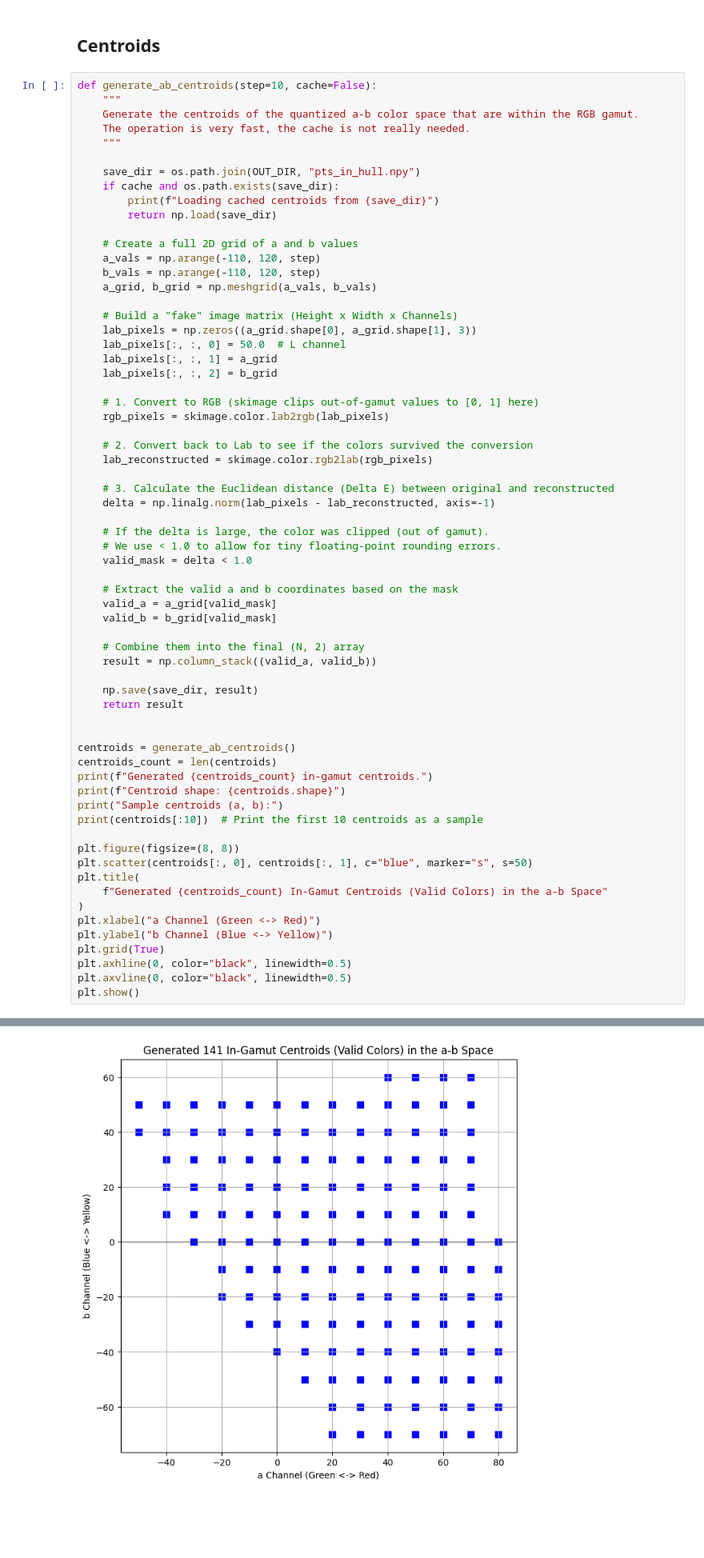
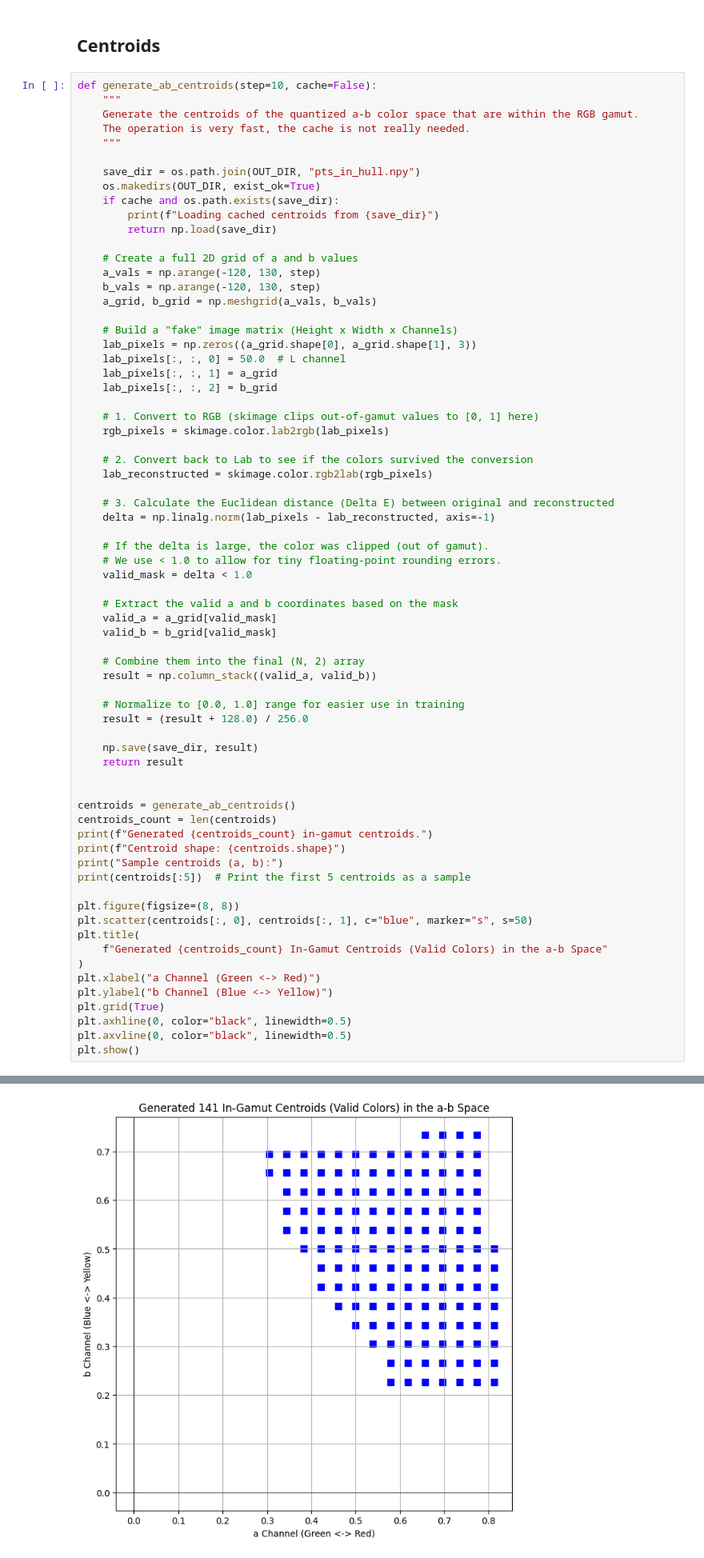
Before and after one commit to riccardotornesello/ai-exercises, a Jupyter notebook: colorizer_pytorch.ipynb, the cells around one changed output, grey strips where cells are left out. Shown at 80% size. Saved outputs shown, nothing was run; the diff lists cells and outputs as text; blank space fills up the shorter version.

```diff
--- a/colorizer_pytorch.ipynb
+++ b/colorizer_pytorch.ipynb
@@ -95,13 +91,14 @@ def generate_ab_centroids(step=10, cache=False):
     """
 
     save_dir = os.path.join(OUT_DIR, "pts_in_hull.npy")
+    os.makedirs(OUT_DIR, exist_ok=True)
     if cache and os.path.exists(save_dir):
         print(f"Loading cached centroids from {save_dir}")
         return np.load(save_dir)
 
     # Create a full 2D grid of a and b values
-    a_vals = np.arange(-110, 120, step)
-    b_vals = np.arange(-110, 120, step)
+    a_vals = np.arange(-120, 130, step)
+    b_vals = np.arange(-120, 130, step)
     a_grid, b_grid = np.meshgrid(a_vals, b_vals)
 
     # Build a "fake" image matrix (Height x Width x Channels)
@@ -130,6 +127,9 @@ def generate_ab_centroids(step=10, cache=False):
     # Combine them into the final (N, 2) array
     result = np.column_stack((valid_a, valid_b))
 
+    # Normalize to [0.0, 1.0] range for easier use in training
+    result = (result + 128.0) / 256.0
+
     np.save(save_dir, result)
     return result
 
@@ -139,7 +139,7 @@ centroids_count = len(centroids)
 print(f"Generated {centroids_count} in-gamut centroids.")
 print(f"Centroid shape: {centroids.shape}")
 print("Sample centroids (a, b):")
-print(centroids[:10])  # Print the first 10 centroids as a sample
+print(centroids[:5])  # Print the first 5 centroids as a sample
 
 plt.figure(figsize=(8, 8))
 plt.scatter(centroids[:, 0], centroids[:, 1], c="blue", marker="s", s=50)
@@ -169,2 +164,2 @@ Sample centroids (a, b):
-[figure, old version]
+[figure, new version]
 # %% [markdown]
```
Also changed, not shown: parts of 11 cells of this notebook.
